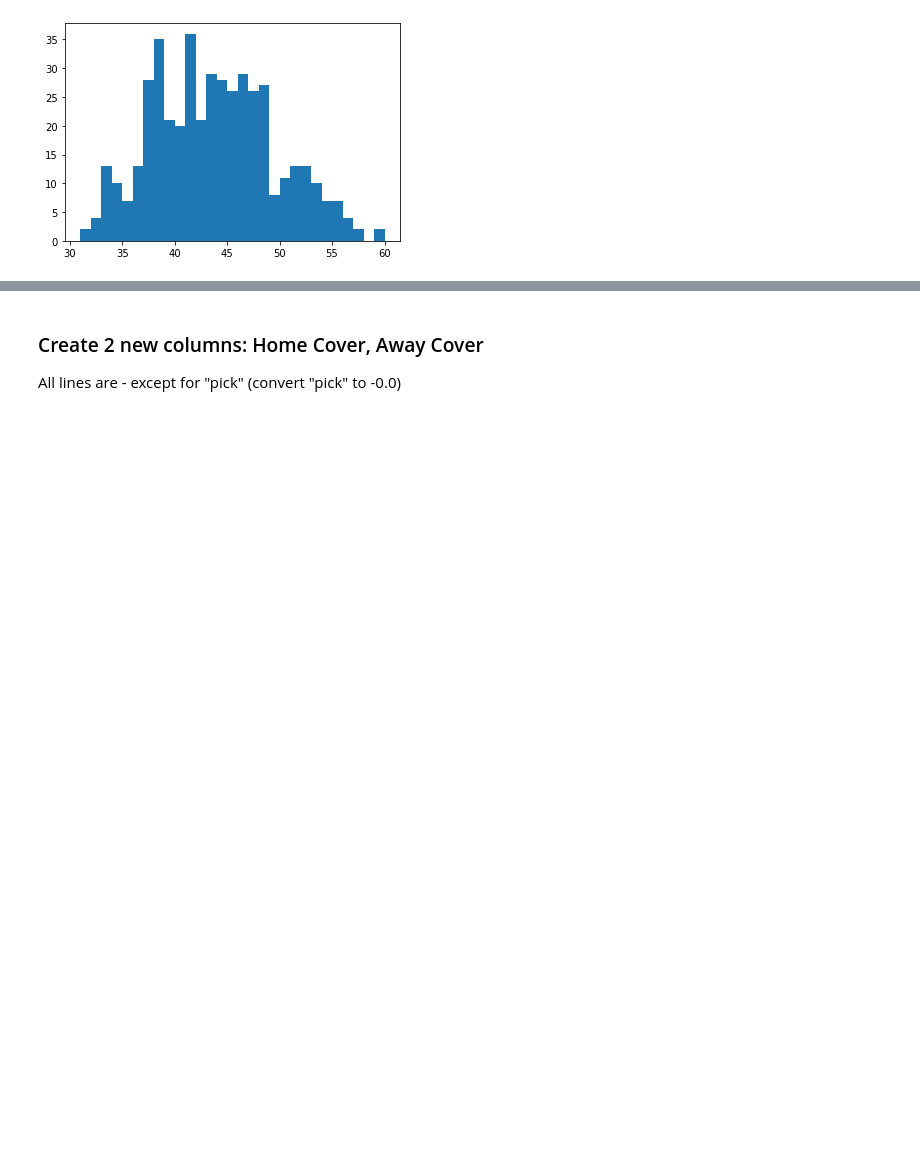
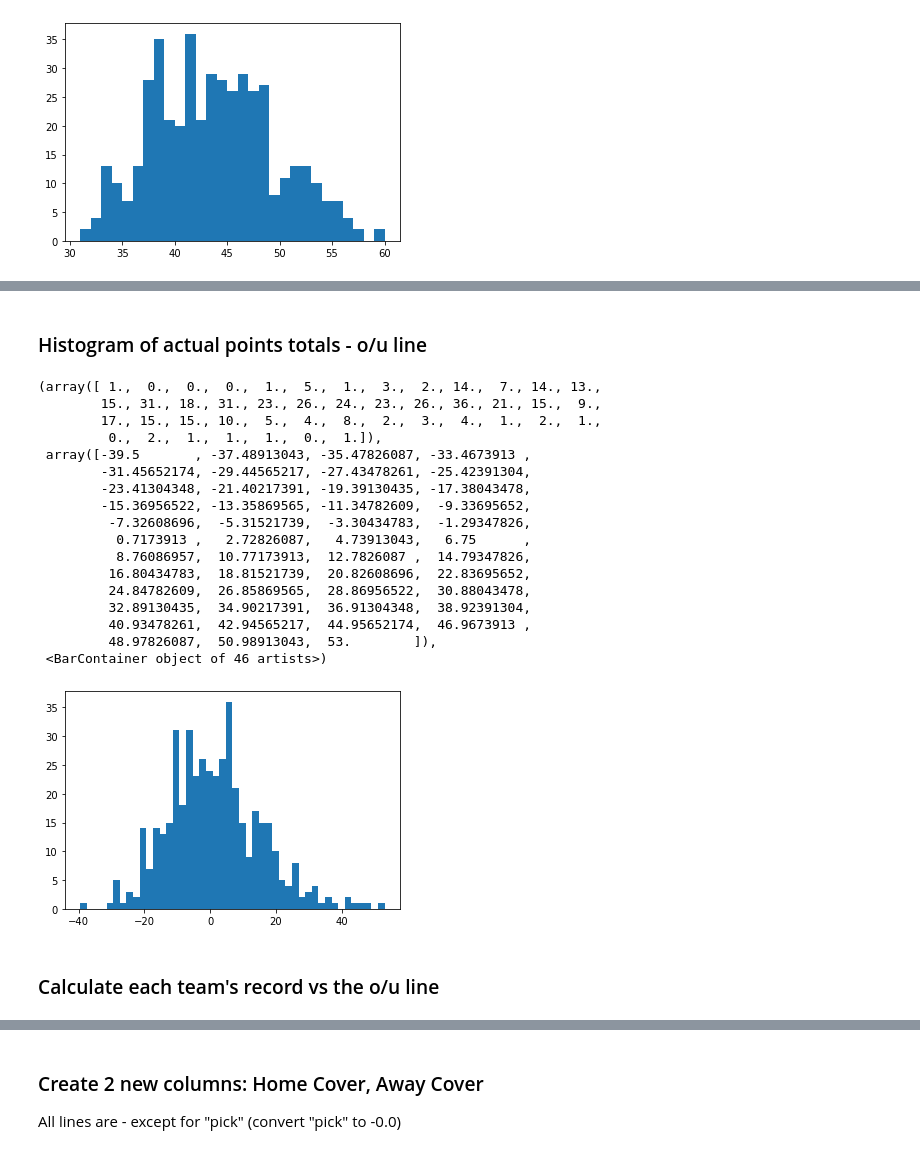
Before and after one commit to natemeyer001/NFL_Squares, a Jupyter notebook: PlayoffAnalysis/teamPlayoffStats.ipynb, the cells around one changed output, grey strips where cells are left out. Drawn from its saved outputs; the diff is of its cells as text; code cells hidden in the pictures; blank space fills up the shorter version.

```diff
--- a/PlayoffAnalysis/teamPlayoffStats.ipynb
+++ b/PlayoffAnalysis/teamPlayoffStats.ipynb
@@ -93,2 +141,4 @@ plt.hist(data, bins=int(val_range))
 # %%
-pass
+ou_df["Total"] = ou_df["Away Score"] + ou_df["Home Score"]
+ou_df["Difference"] = ou_df["Total"] - ou_df["Over/Under"]
+ou_df.head()
@@ -94,0 +152,30 @@ pass
+# %% [markdown]
+### Histogram of actual points totals - o/u line
+# %%
+diff_df = ou_df["Difference"]
+min_val = min(diff_df)
+max_val = max(diff_df)
+val_range = max_val - min_val
+
+plt.hist(diff_df, bins=int(val_range/2))
+# %% [output]
+(array([ 1.,  0.,  0.,  0.,  1.,  5.,  1.,  3.,  2., 14.,  7., 14., 13.,
+        15., 31., 18., 31., 23., 26., 24., 23., 26., 36., 21., 15.,  9.,
+        17., 15., 15., 10.,  5.,  4.,  8.,  2.,  3.,  4.,  1.,  2.,  1.,
+         0.,  2.,  1.,  1.,  1.,  0.,  1.]),
+ array([-39.5       , -37.48913043, -35.47826087, -33.4673913 ,
+        -31.45652174, -29.44565217, -27.43478261, -25.42391304,
+        -23.41304348, -21.40217391, -19.39130435, -17.38043478,
+        -15.36956522, -13.35869565, -11.34782609,  -9.33695652,
+         -7.32608696,  -5.31521739,  -3.30434783,  -1.29347826,
+          0.7173913 ,   2.72826087,   4.73913043,   6.75      ,
+          8.76086957,  10.77173913,  12.7826087 ,  14.79347826,
+         16.80434783,  18.81521739,  20.82608696,  22.83695652,
+         24.84782609,  26.85869565,  28.86956522,  30.88043478,
+         32.89130435,  34.90217391,  36.91304348,  38.92391304,
+         40.93478261,  42.94565217,  44.95652174,  46.9673913 ,
+         48.97826087,  50.98913043,  53.        ]),
+ <BarContainer object of 46 artists>)
+[figure, added]
+# %% [markdown]
+### Calculate each team's record vs the o/u line
```
Also changed, not shown: parts of 33 cells of this notebook, 7 other files.
